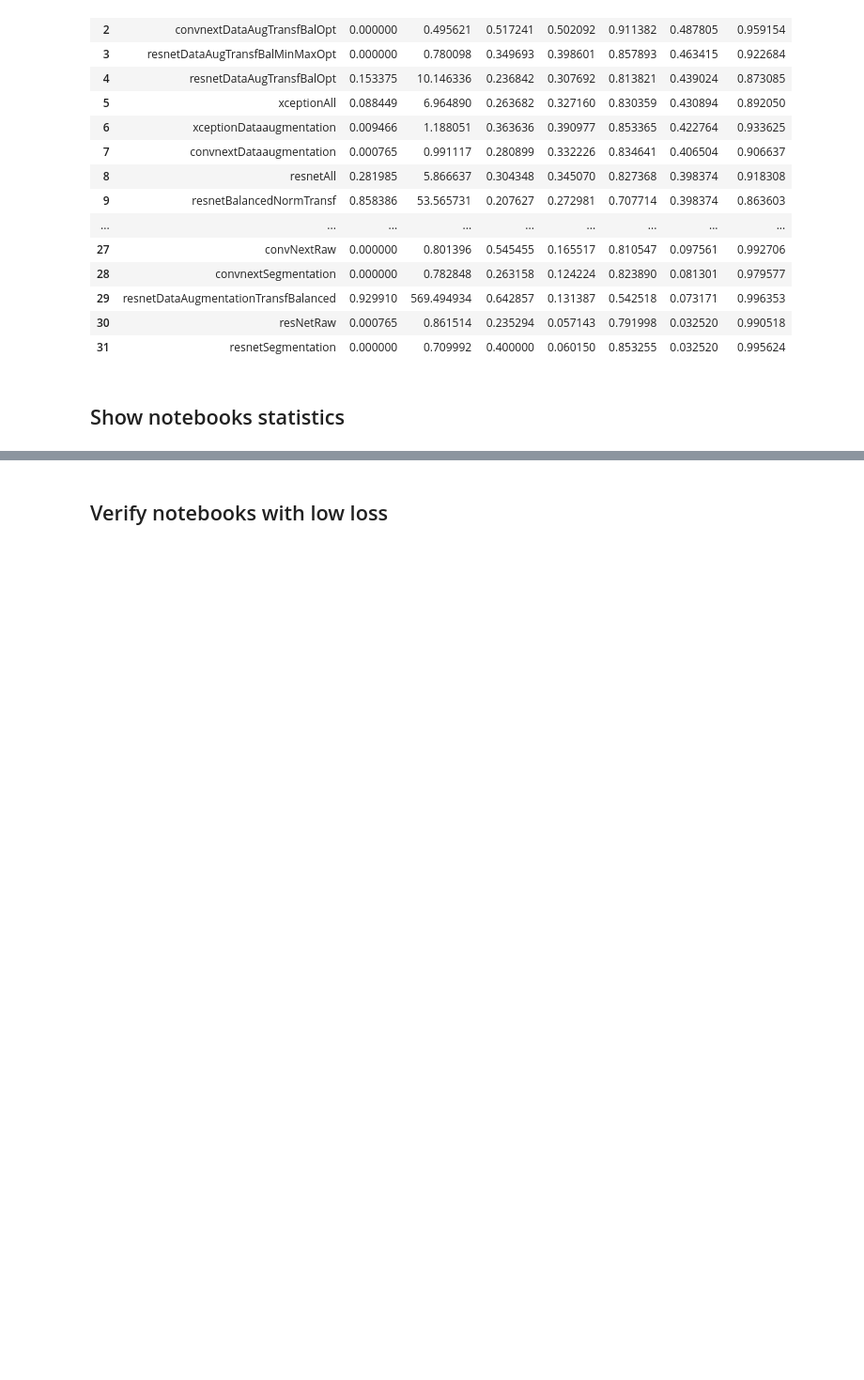
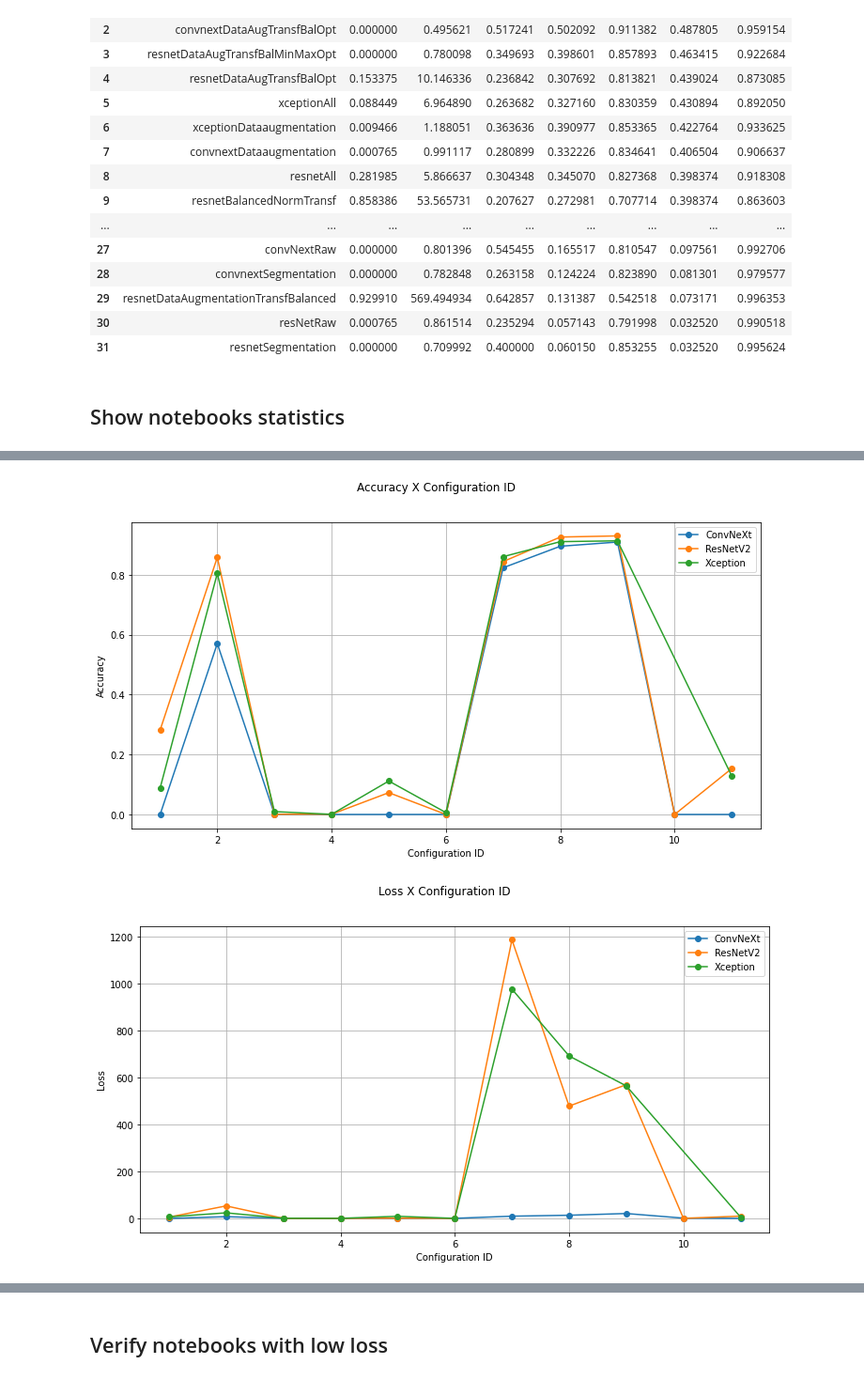
Before and after one commit to h-ssiqueira/SkinLesionAI, a Jupyter notebook: analysis/statistics.ipynb, the cells around one changed output, grey strips where cells are left out. Shown at 94% size. Cells and saved outputs as stored; diff of their text form; code cells hidden in the pictures; blank space fills up the shorter version.

Commit message:
Metrics for notebooks and melanoma class

```diff
--- a/analysis/statistics.ipynb
+++ b/analysis/statistics.ipynb
@@ -86,0 +88,14 @@ df
+# %%
+for i, metric in enumerate(['accuracy', 'loss', 'auc', 'recall', 'precision']):
+    plt.figure(figsize=(12,6))
+    for arch, group in df.groupby('architecture'):
+        plt.plot(group['configuration_id'], group[metric], label=arch, marker='o')
+    plt.ylabel(metric.capitalize())
+    plt.xlabel('Configuration ID')
+    plt.legend()
+    plt.grid()
+    plt.suptitle(''.join([metric.capitalize(),' X Configuration ID']))
+    plt.show()
+# %% [output]
+[figure, added]
+[figure, added]
```
Also changed, not shown: parts of 12 cells of this notebook.
